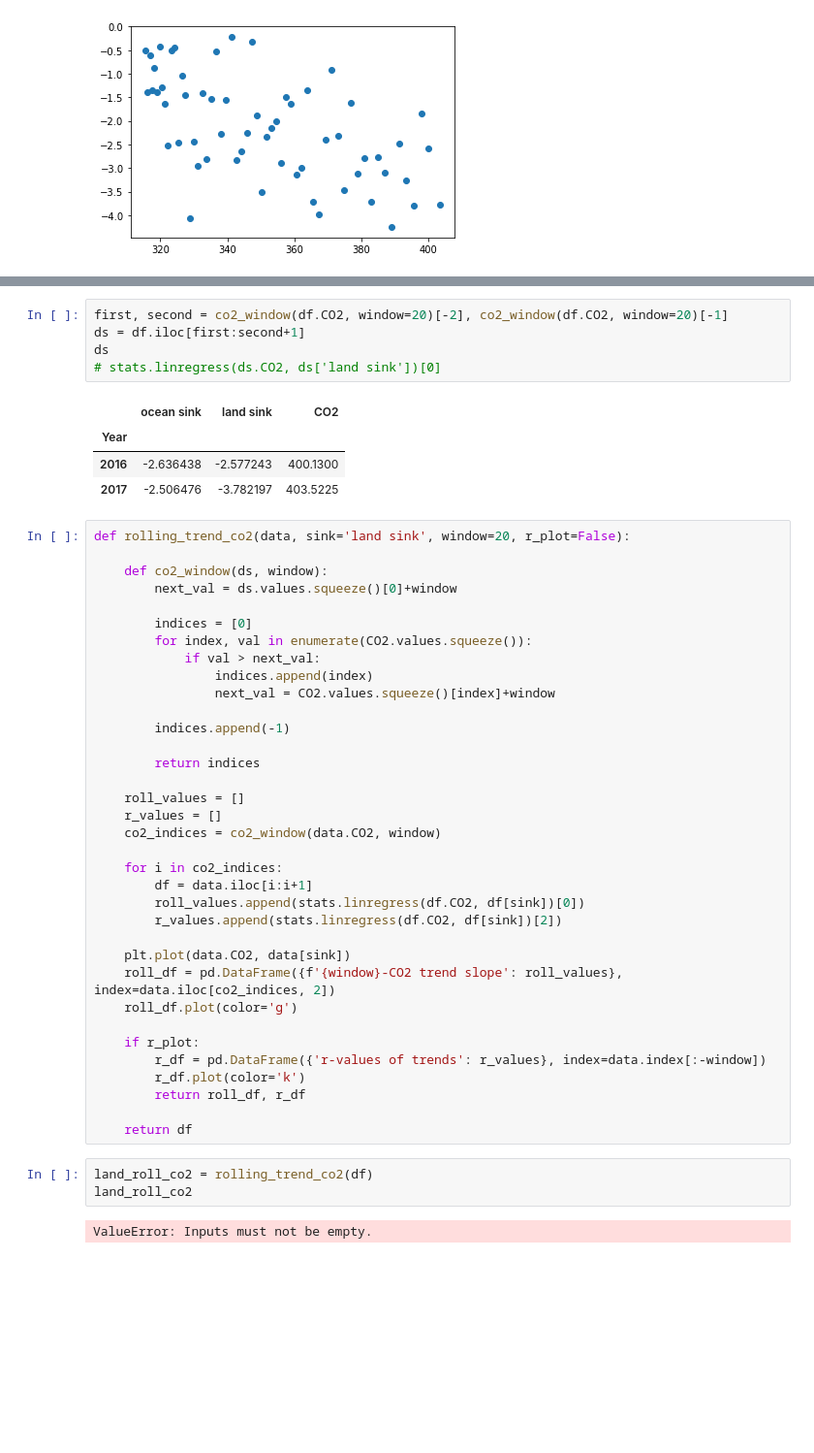
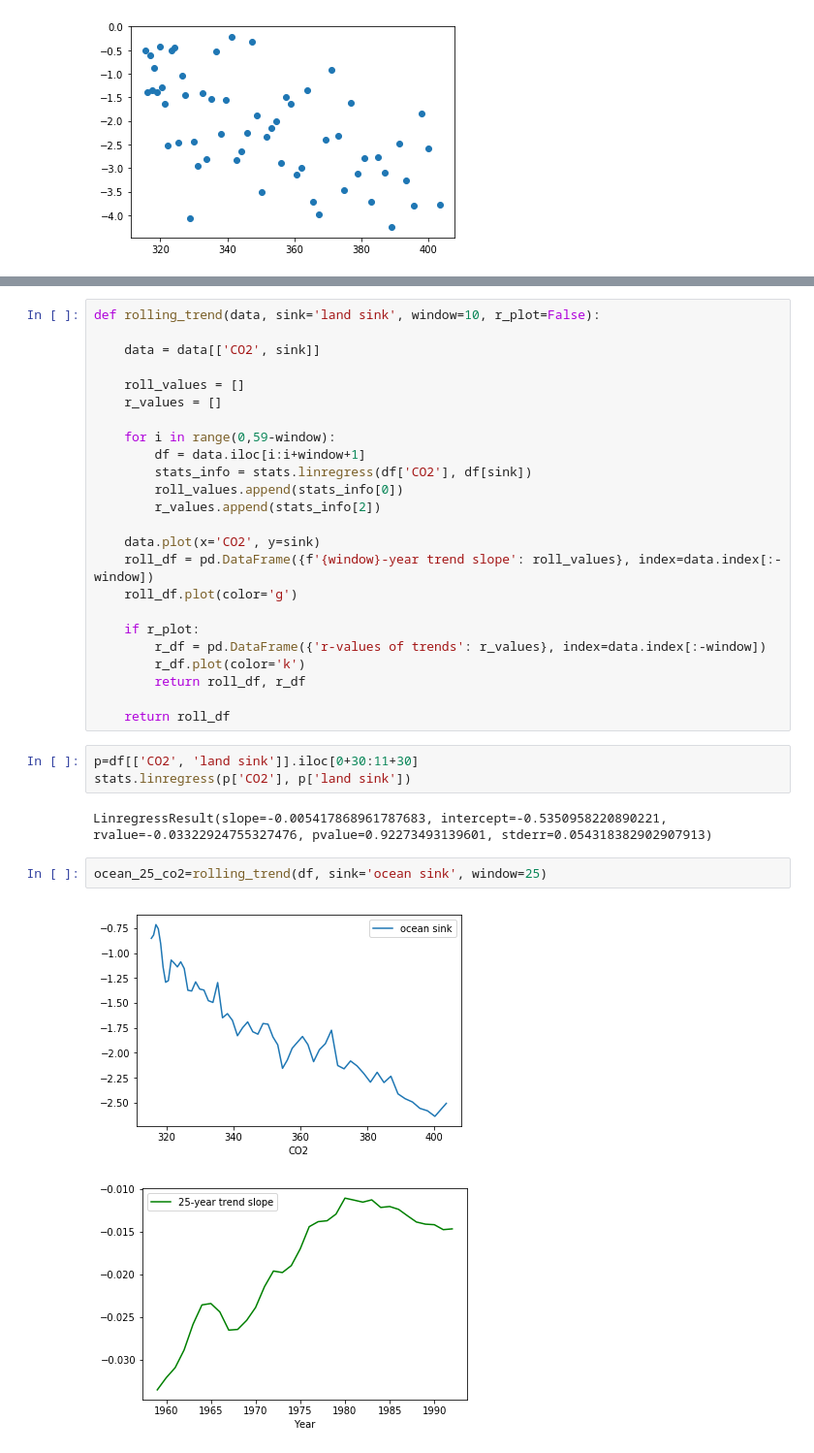
Before and after one commit to rursino/carbon-cycle-feedbacks, a Jupyter notebook: Peylin_flux/Notebooks/CO2_reg.ipynb, the cells around one changed output, grey strips where cells are left out. Shown at 97% size. Saved outputs shown, nothing was run; the diff lists cells and outputs as text; blank space fills up the shorter version.

Commit message:
reg CO2 v. uptake with time windows, works

```diff
--- a/Peylin_flux/Notebooks/CO2_reg.ipynb
+++ b/Peylin_flux/Notebooks/CO2_reg.ipynb
@@ -101,40 +54,19 @@ df.head()
-# %%
-first, second = co2_window(df.CO2, window=20)[-2], co2_window(df.CO2, window=20)[-1]
-ds = df.iloc[first:second+1]
-ds
-# stats.linregress(ds.CO2, ds['land sink'])[0]
-# %% [output]
-|  | ocean sink | land sink | CO2 |
-| Year |  |  |  |
-| 2016 | -2.636438 | -2.577243 | 400.1300 |
-| 2017 | -2.506476 | -3.782197 | 403.5225 |
 # %%
-def rolling_trend_co2(data, sink='land sink', window=20, r_plot=False):
+def rolling_trend(data, sink='land sink', window=10, r_plot=False):
 
-    def co2_window(ds, window):
-        next_val = ds.values.squeeze()[0]+window
-
-        indices = [0]
-        for index, val in enumerate(CO2.values.squeeze()):
-            if val > next_val:
-                indices.append(index)
-                next_val = CO2.values.squeeze()[index]+window
-
-        indices.append(-1)
-
-        return indices
+    data = data[['CO2', sink]]
 
     roll_values = []
     r_values = []
-    co2_indices = co2_window(data.CO2, window)
 
-    for i in co2_indices:
-        df = data.iloc[i:i+1]
-        roll_values.append(stats.linregress(df.CO2, df[sink])[0])
-        r_values.append(stats.linregress(df.CO2, df[sink])[2])
+    for i in range(0,59-window):
+        df = data.iloc[i:i+window+1]
+        stats_info = stats.linregress(df['CO2'], df[sink])
+        roll_values.append(stats_info[0])
+        r_values.append(stats_info[2])
 
-    plt.plot(data.CO2, data[sink])
-    roll_df = pd.DataFrame({f'{window}-CO2 trend slope': roll_values}, index=data.iloc[co2_indices, 2])
+    data.plot(x='CO2', y=sink)
+    roll_df = pd.DataFrame({f'{window}-year trend slope': roll_values}, index=data.index[:-window])
     roll_df.plot(color='g')
 
     if r_plot:
@@ -142,10 +74,15 @@ def rolling_trend_co2(data, sink='land sink', window=20, r_plot=False):
         r_df.plot(color='k')
         return roll_df, r_df
 
-    return df
+    return roll_df
-# %%
-land_roll_co2 = rolling_trend_co2(df)
-land_roll_co2
-# %% [output]
-ValueError: Inputs must not be empty.
+# %%
+p=df[['CO2', 'land sink']].iloc[0+30:11+30]
+stats.linregress(p['CO2'], p['land sink'])
+# %% [output]
+LinregressResult(slope=-0.005417868961787683, intercept=-0.5350958220890221, rvalue=-0.03322924755327476, pvalue=0.92273493139601, stderr=0.054318382902907913)
+# %%
+ocean_25_co2=rolling_trend(df, sink='ocean sink', window=25)
+# %% [output]
+[figure, added]
+[figure, added]
 # %%
```
Also changed, not shown: parts of 8 cells of this notebook, 1 other file.
